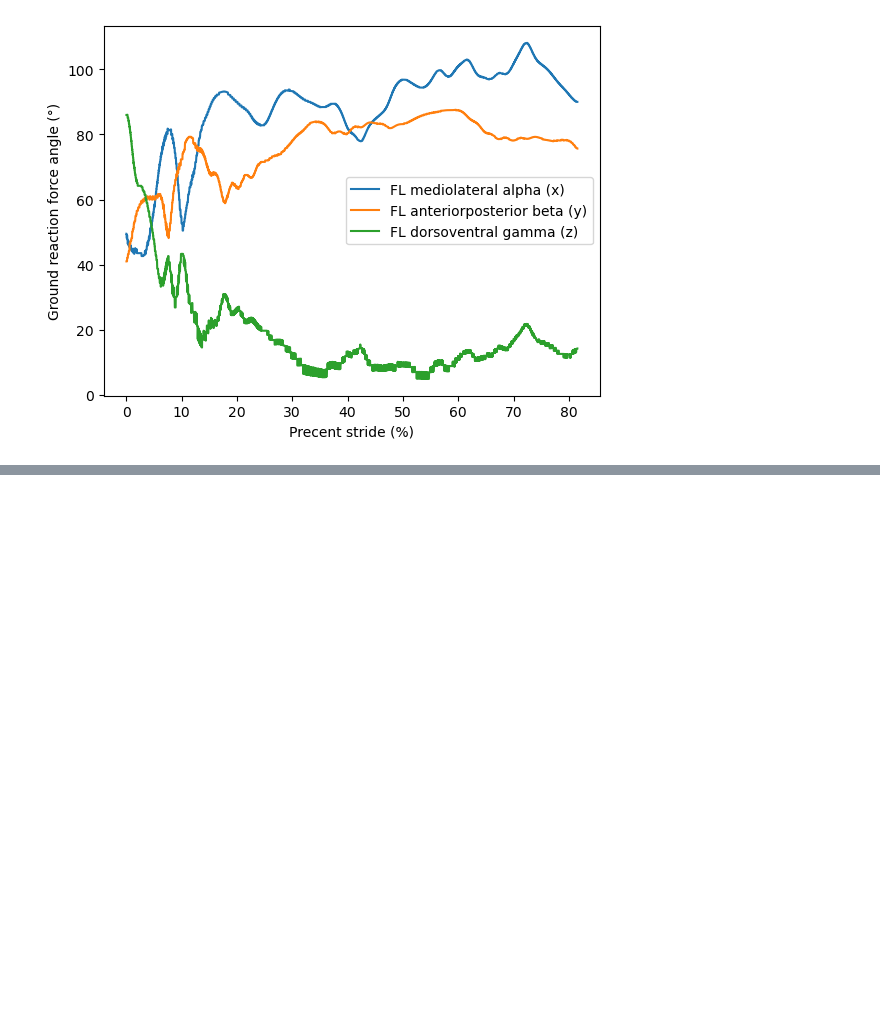
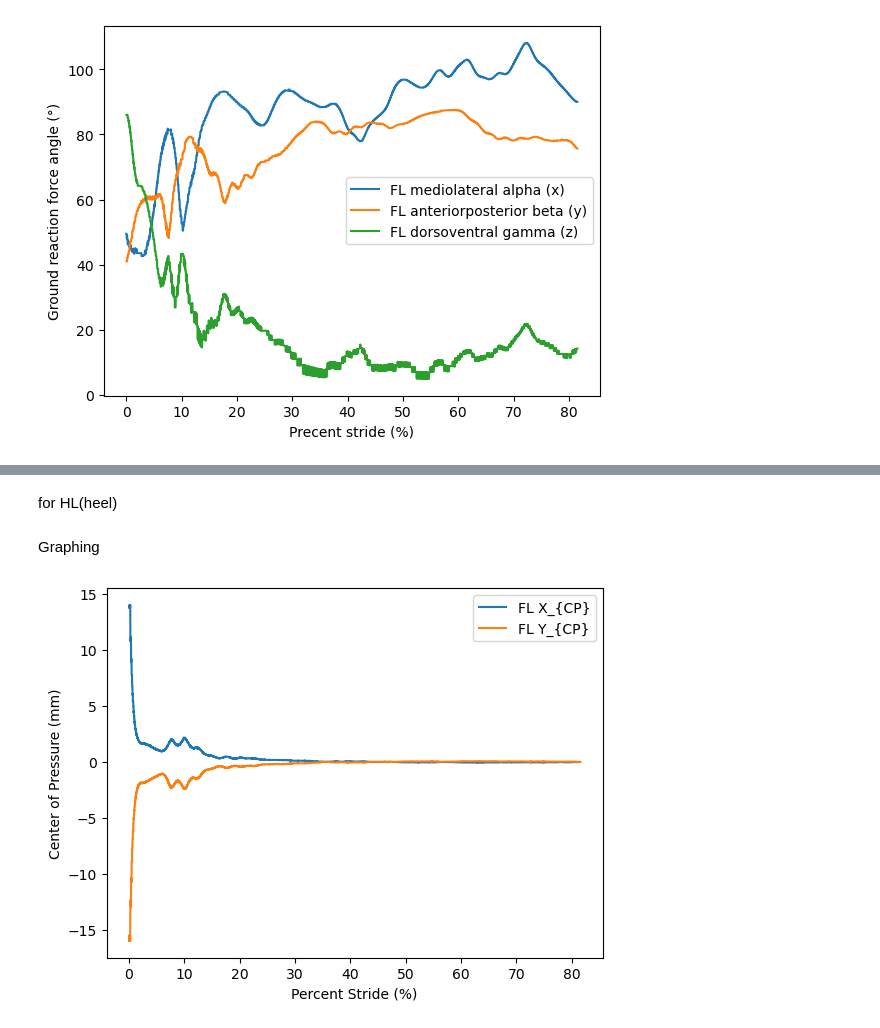
Before and after one commit to jfabiandub/walking_frog_force, a Jupyter notebook: walking_frog_force_script.ipynb, the cells around one changed output, grey strips where cells are left out. Saved outputs shown, nothing was run; the diff lists cells and outputs as text; code cells hidden in the pictures; blank space fills up the shorter version.

```diff
--- a/walking_frog_force_script.ipynb
+++ b/walking_frog_force_script.ipynb
@@ -2630,0 +2816,8 @@ if FL == 1:
+# %%
+#recheck this after crystal talk on time frames
+if FL == 1:
+    delta_Xcp_fl = fl_Xcp - fl_Xcp.iloc[-1]
+    delta_Ycp_fl = fl_Ycp - fl_Ycp.iloc[-1]
+    delta_Zcp_fl = fl_Zcp - fl_Zcp
+
+print(delta_Xcp_fl)
@@ -2630,0 +2837,2 @@ if FL == 1:
+# %% [markdown]
+for HL(heel)
@@ -2630,0 +2845,12 @@ if FL == 1:
+# %% [markdown]
+Graphing
+# %%
+if FL == 1:
+    plt.figure(15)
+    plt.plot (p_force_flonly,delta_Xcp_fl, p_force_flonly,delta_Ycp_fl)
+    plt.xlabel('Percent Stride (%)')
+    plt.ylabel('Center of Pressure (mm)')
+    plt.legend({'FL X_{CP}', 'FL Y_{CP}'})
+    plt.show()
+# %% [output]
+[figure, added]
```
Also changed, not shown: parts of 84 cells of this notebook, 1 other file.
